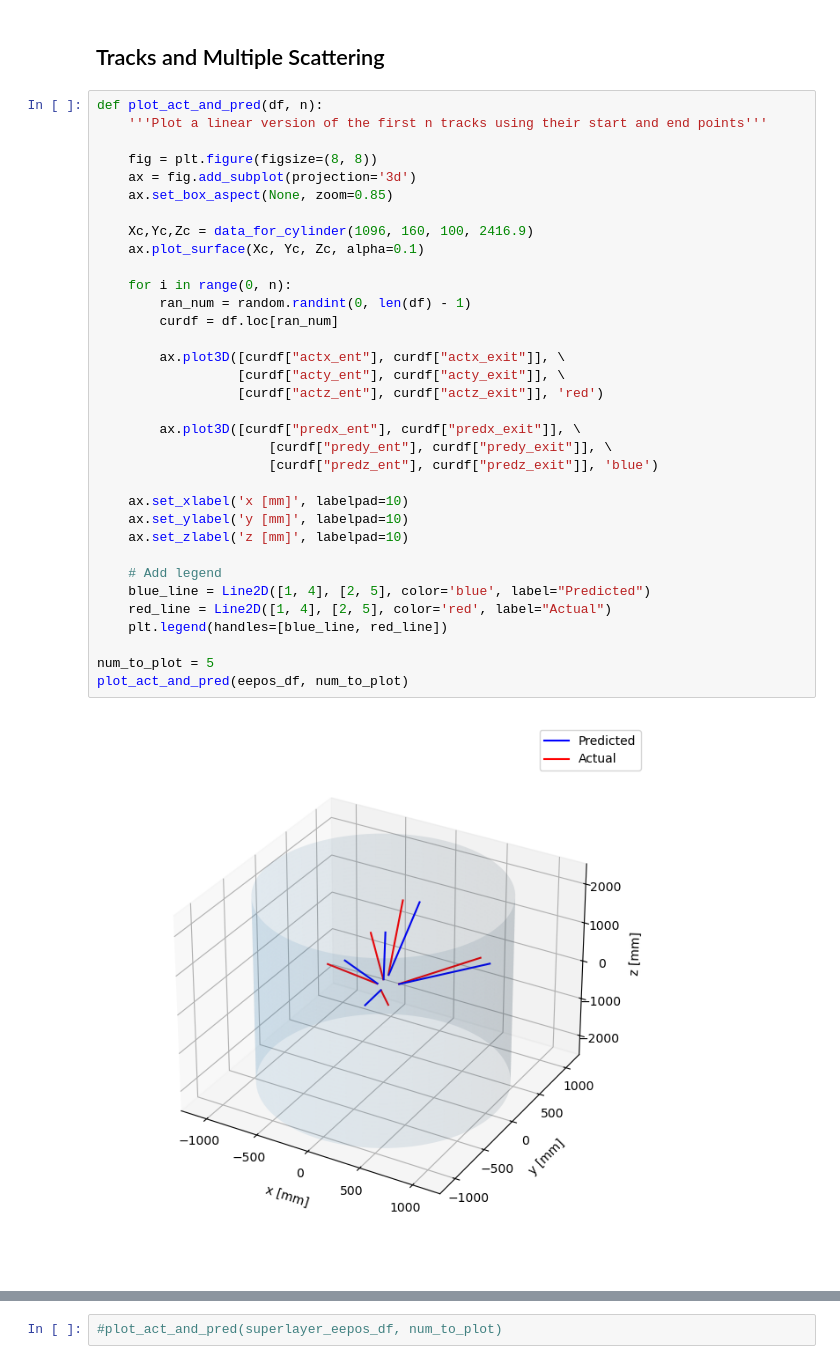
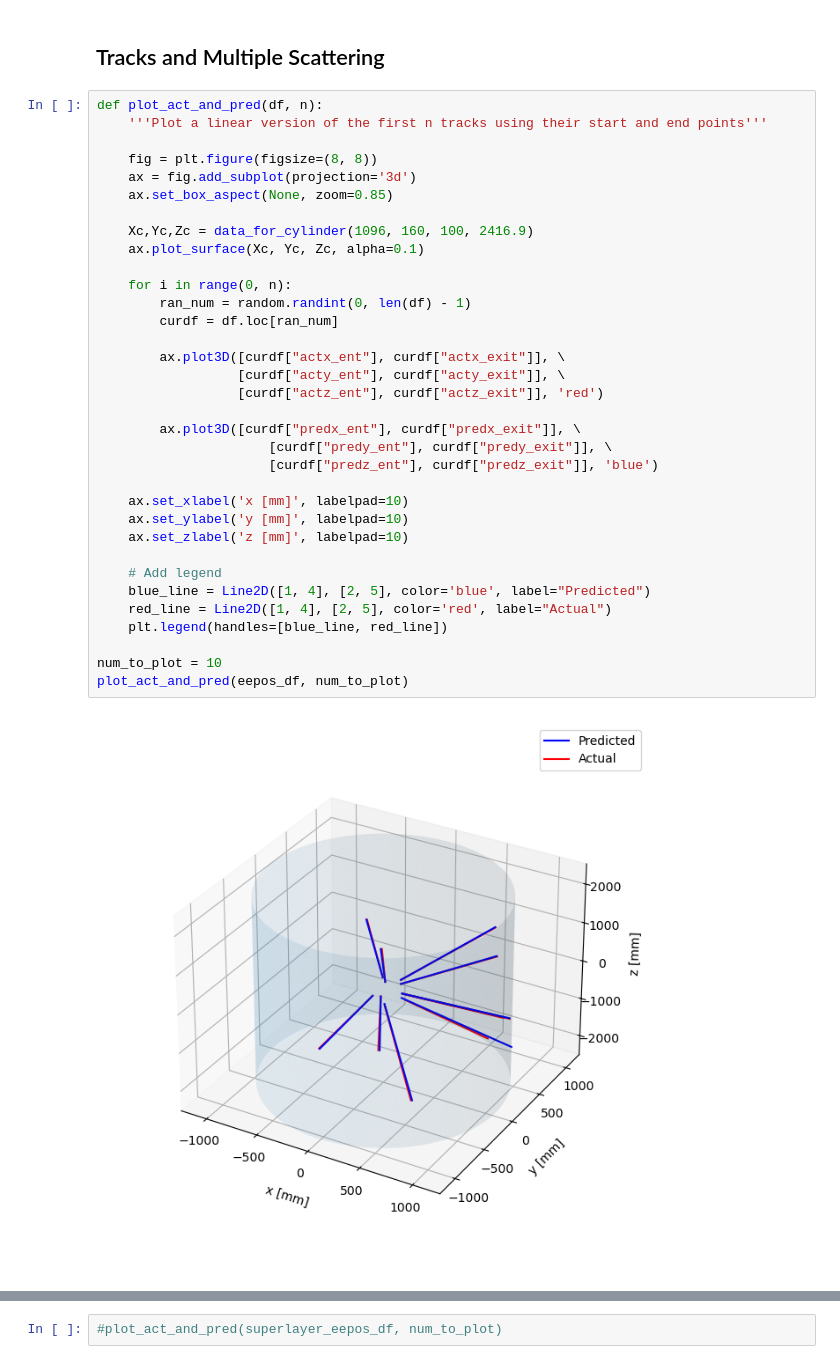
Before and after one commit to JayPRobertson/Belle-II_Drift_Chambers, a Jupyter notebook: Python/geant4_data_analysis.ipynb, the cells around one changed output, grey strips where cells are left out. Cells and saved outputs as stored; diff of their text form.

```diff
--- a/Python/geant4_data_analysis.ipynb
+++ b/Python/geant4_data_analysis.ipynb
@@ -470,32 +505,32 @@ def plot_act_and_pred(df, n):
     fig = plt.figure(figsize=(8, 8))
     ax = fig.add_subplot(projection='3d')
     ax.set_box_aspect(None, zoom=0.85)
 
     Xc,Yc,Zc = data_for_cylinder(1096, 160, 100, 2416.9)
     ax.plot_surface(Xc, Yc, Zc, alpha=0.1)
 
     for i in range(0, n):
         ran_num = random.randint(0, len(df) - 1)
         curdf = df.loc[ran_num]
 
         ax.plot3D([curdf["actx_ent"], curdf["actx_exit"]], \
                   [curdf["acty_ent"], curdf["acty_exit"]], \
                   [curdf["actz_ent"], curdf["actz_exit"]], 'red')
 
         ax.plot3D([curdf["predx_ent"], curdf["predx_exit"]], \
                       [curdf["predy_ent"], curdf["predy_exit"]], \
                       [curdf["predz_ent"], curdf["predz_exit"]], 'blue')
 
     ax.set_xlabel('x [mm]', labelpad=10)
     ax.set_ylabel('y [mm]', labelpad=10)
     ax.set_zlabel('z [mm]', labelpad=10)
 
     # Add legend
     blue_line = Line2D([1, 4], [2, 5], color='blue', label="Predicted")
     red_line = Line2D([1, 4], [2, 5], color='red', label="Actual")
     plt.legend(handles=[blue_line, red_line])
 
-num_to_plot = 5
+num_to_plot = 10
 plot_act_and_pred(eepos_df, num_to_plot)
 # %% [output]
-[figure, old version]
+[figure, new version]
```
Also changed, not shown: parts of 20 cells of this notebook, 12 other files.
